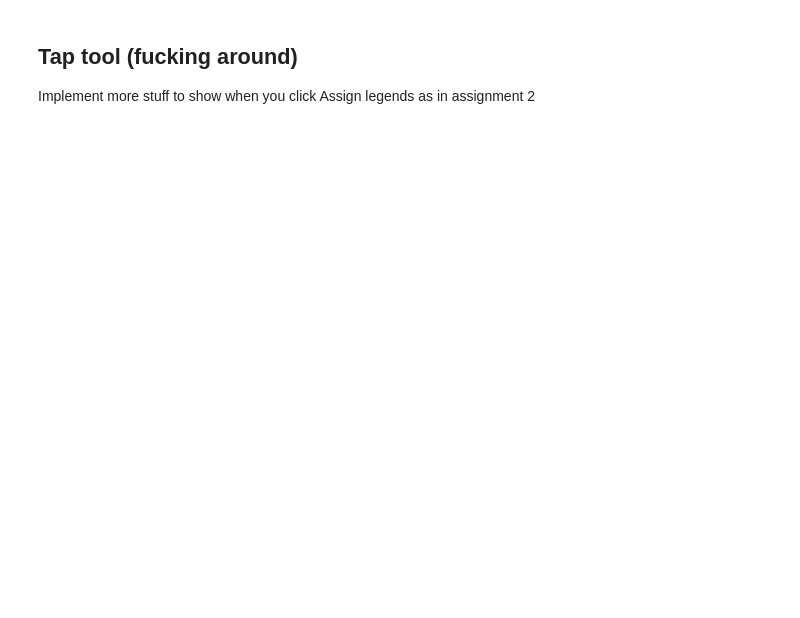
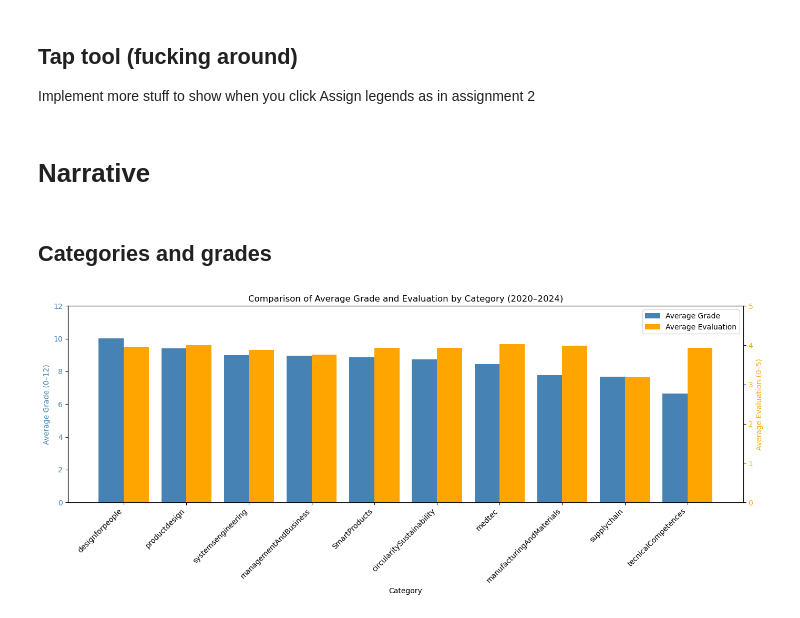
Before and after one commit to Alex-Nielsen-manden/Alex-Nielsen-manden.github.io, a Jupyter notebook: _Data load/Final Project B.ipynb, the cells around one changed output. Cells and saved outputs as stored; diff of their text form; code cells hidden in the pictures; blank space fills up the shorter version.

```diff
--- a/_Data load/Final Project B.ipynb
+++ b/_Data load/Final Project B.ipynb
@@ -482,3 +487,61 @@ layout = column(p, div)
 
 output_file("Evaluation_plot.html")
 show(layout)
+# %% [markdown]
+# Narrative
+# %% [markdown]
+## Categories and grades
+# %%
+df_n = CD.copy()
+
+# Drop rows with any missing evaluation components
+df_n.dropna(subset=['Eval_1.1', 'Eval_1.2', 'Eval_1.3', 'Eval_1.4', 'Eval_1.5'], inplace=True)
+
+# Compute and round evaluation mean
+df_n["Evaluation"] = df_n[["Eval_1.1", "Eval_1.2", "Eval_1.3", "Eval_1.4", "Eval_1.5"]].mean(axis=1).round(2)
+
+# Convert grades to numeric and drop rows with missing values
+df_n['Average grade'] = pd.to_numeric(df_n['Average grade'], errors='coerce')
+df_n.dropna(subset=['Average grade', 'Evaluation'], inplace=True)
+
+# Handle multi-category courses
+df_n['Category'] = df_n['Category'].astype(str).str.split(',')
+df_n = df_n.explode('Category')
+df_n['Category'] = df_n['Category'].str.strip()
+df_n = df_n[df_n['Category'].str.lower().isin(['', 'nan', 'none']) == False]
+
+# Compute category-level averages
+category_summary = df_n.groupby('Category')[['Average grade', 'Evaluation']].mean().reset_index()
+
+# Prepare for plotting
+category_summary = category_summary.sort_values(by='Average grade', ascending=False)
+categories = category_summary['Category']
+grades = category_summary['Average grade']
+ratings = category_summary['Evaluation']
+x = np.arange(len(categories))
+
+# Dual-axis bar chart
+fig, ax1 = plt.subplots(figsize=(14, 6))
+bars1 = ax1.bar(x - 0.2, grades, width=0.4, label='Average Grade', color='steelblue')
+ax1.set_ylabel('Average Grade (0–12)', color='steelblue')
+ax1.set_ylim(0, 12)
+ax1.tick_params(axis='y', labelcolor='steelblue')
+
+ax2 = ax1.twinx()
+bars2 = ax2.bar(x + 0.2, ratings, width=0.4, label='Average Evaluation', color='orange')
+ax2.set_ylabel('Average Evaluation (0–5)', color='orange')
+ax2.set_ylim(0, 5)
+ax2.tick_params(axis='y', labelcolor='orange')
+
+ax1.set_xticks(x)
+ax1.set_xticklabels(categories, rotation=45, ha='right')
+ax1.set_xlabel('Category')
+plt.title('Comparison of Average Grade and Evaluation by Category (2020–2024)')
+
+# Combine legends
+ax1.legend([bars1, bars2], ['Average Grade', 'Average Evaluation'], loc='upper right')
+
+plt.tight_layout()
+plt.show()
+# %% [output]
+[figure, added]
```
Also changed, not shown: parts of 14 cells of this notebook, 2 other files.
